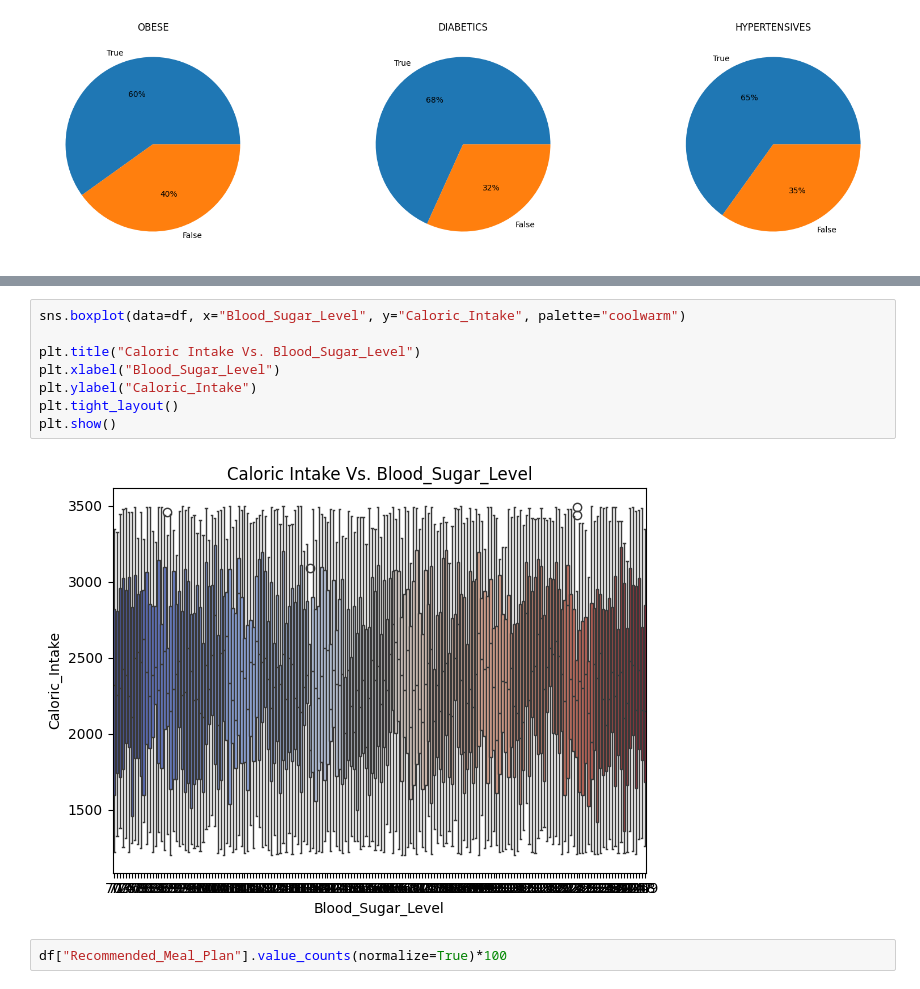
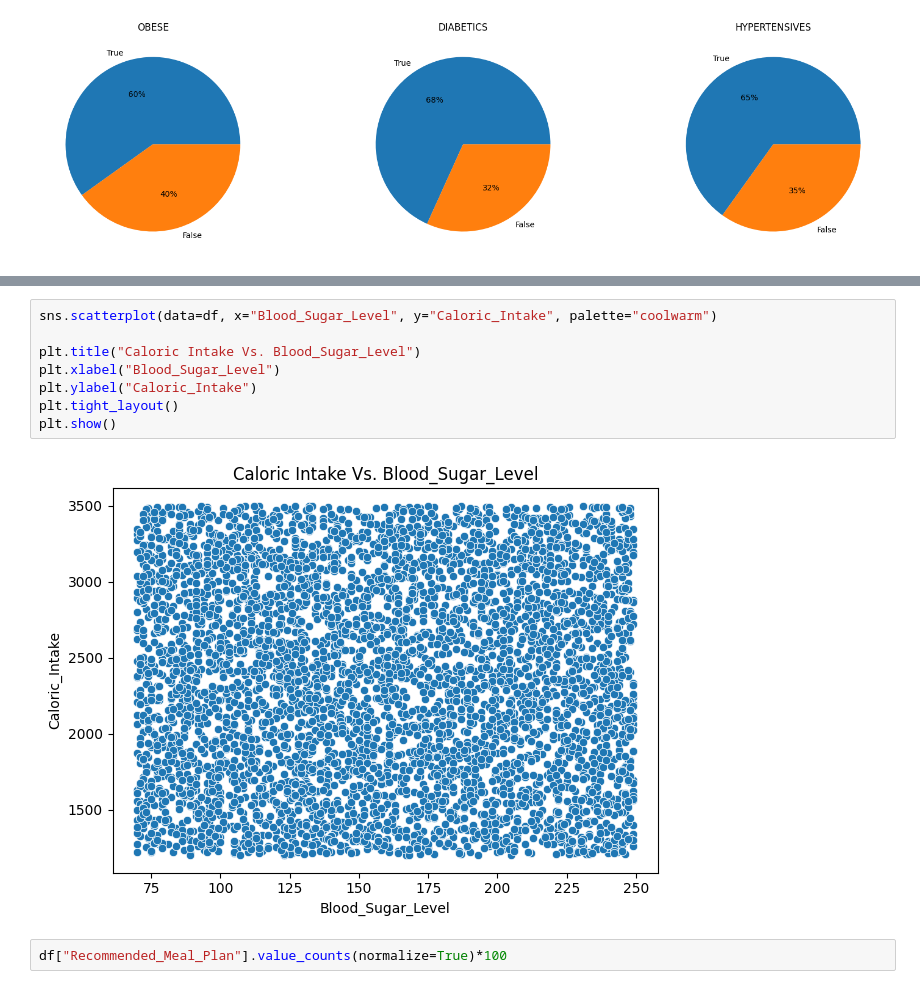
Before and after one commit to Joy-Kijaro/Personalized_Medical_Diet, a Jupyter notebook: Personalized_Medical_Diet.ipynb, the cells around one changed output, grey strips where cells are left out. Cells and saved outputs as stored; diff of their text form.

```diff
--- a/Personalized_Medical_Diet.ipynb
+++ b/Personalized_Medical_Diet.ipynb
@@ -290,14 +298,14 @@ Passing `palette` without assigning `hue` is deprecated and will be removed in v
 [figure]
 # %%
-sns.boxplot(data=df, x="Blood_Sugar_Level", y="Caloric_Intake", palette="coolwarm")
+sns.scatterplot(data=df, x="Blood_Sugar_Level", y="Caloric_Intake", palette="coolwarm")
 
 plt.title("Caloric Intake Vs. Blood_Sugar_Level")
 plt.xlabel("Blood_Sugar_Level")
 plt.ylabel("Caloric_Intake")
 plt.tight_layout()
 plt.show()
 # %% [output]
-[figure, old version]
+[figure, new version]
 # %%
 df["Recommended_Meal_Plan"].value_counts(normalize=True)*100
 # %% [output]
```
Also changed, not shown: parts of 6 cells of this notebook.
